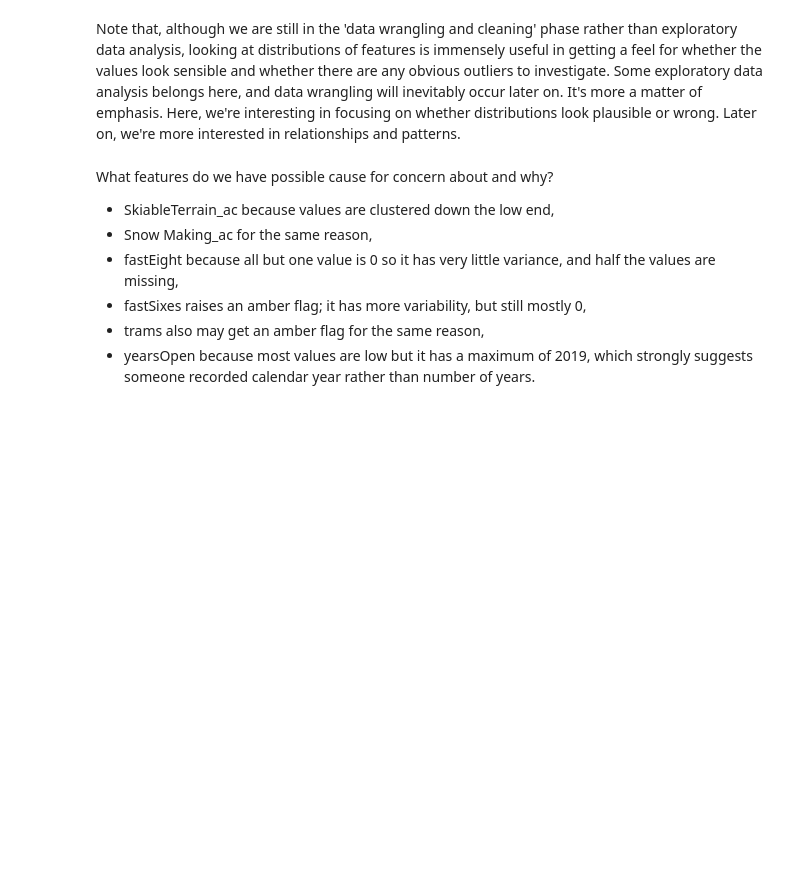
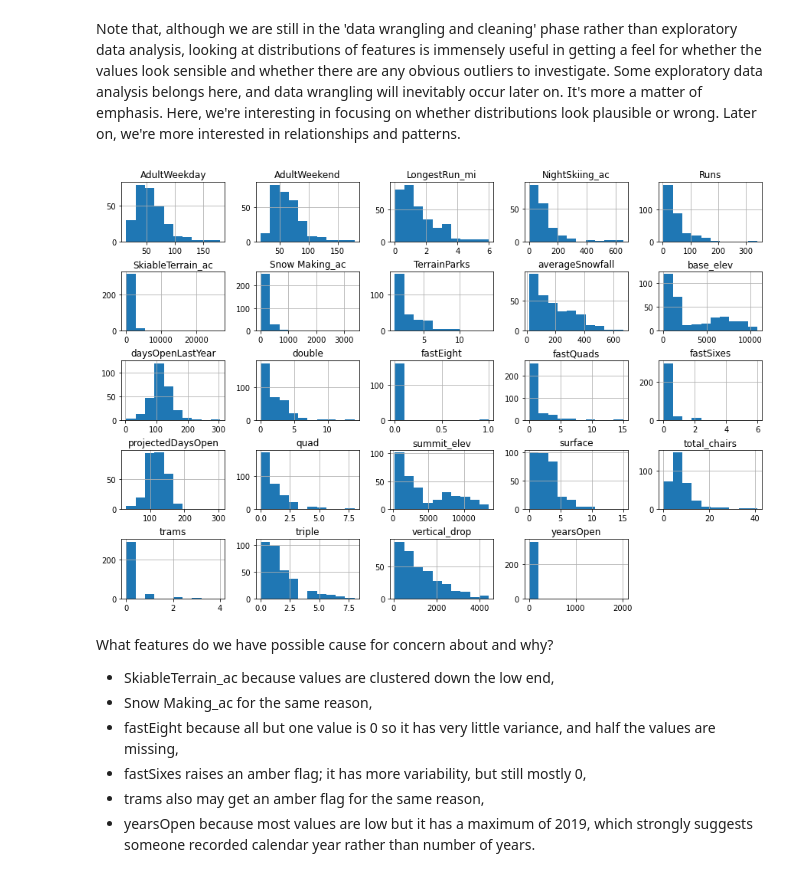
Before and after one commit to darneson1989/DataScienceGuidedCapstone, a Jupyter notebook: datawrangling2.ipynb, the cells around one changed output. Drawn from its saved outputs; the diff is of its cells as text; code cells hidden in the pictures; blank space fills up the shorter version.

```diff
--- a/datawrangling2.ipynb
+++ b/datawrangling2.ipynb
@@ -539,12 +528,15 @@ Note that, although we are still in the 'data wrangling and cleaning' phase rath
 # %%
 #Code task 18#
 #Call ski_data's `hist` method to plot histograms of each of the numeric features
 #Try passing it an argument figsize=(15,10)
 #Try calling plt.subplots_adjust() with an argument hspace=0.5 to adjust the spacing
 #It's important you create legible and easy-to-read plots
-ski_data.___(___)
+ski_data.hist(figsize=(15,10))
+plt.subplots_adjust(hspace=0.5);
 #plt.subplots_adjust(hspace=___);
 #Hint: notice how the terminating ';' "swallows" some messy output and leads to a tidier notebook
+# %% [output]
+[figure, added]
 # %% [markdown]
 What features do we have possible cause for concern about and why?
 
```
Also changed, not shown: parts of 8 cells of this notebook.
